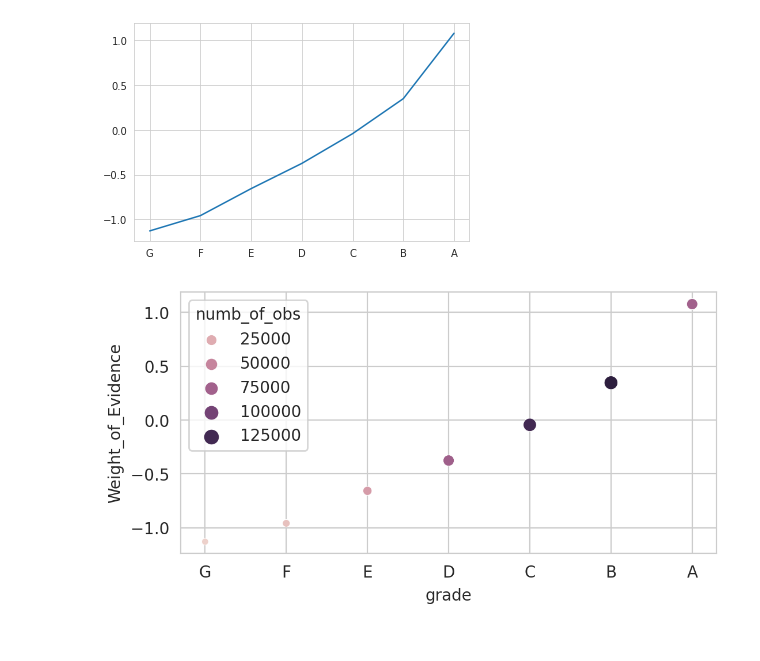
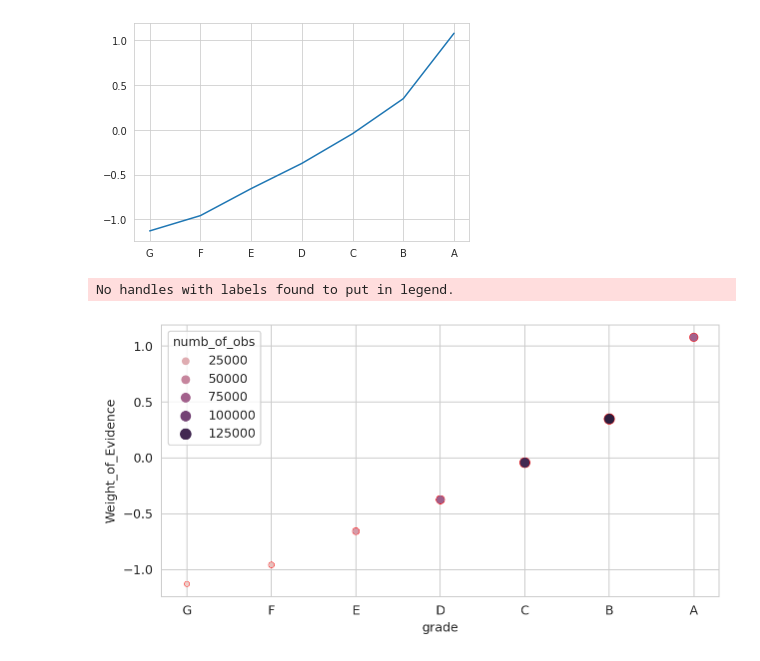
Before and after one commit to EmilSeyfullayev/Credit_Risk_Modeling_in_Python, a Jupyter notebook: General_processing.ipynb, the cells around one changed output. Saved outputs shown, nothing was run; the diff lists cells and outputs as text; code cells hidden in the pictures.

```diff
--- a/General_processing.ipynb
+++ b/General_processing.ipynb
@@ -723,24 +687,32 @@ plt.plot(grade_df['grade'], grade_df['Weight_of_Evidence'])
 [<matplotlib.lines.Line2D at 0x...>]
 [figure]
 # %%
-def vis_WoE(table, x_axis_variable_name, y_axis = 'Weight_of_Evidence', numb_of_obs = 'numb_of_obs'):
-  x = table[x_axis_variable_name]
-  y = table[y_axis]
-  numb_of_obs = table[numb_of_obs]
+def vis_WoE(table, rotation=0):
+  variable_name = table.columns.values[0]
+  x = table[variable_name]
+  y = table['Weight_of_Evidence']
+  numb_of_obs = table['numb_of_obs']
 
   # g = sns.FacetGrid(table)
-  # g.map(sns.scatterplot(x, y))
-  # g.map(plt.lineplot(x, y))
-  plt.figure(figsize=(6,3), dpi=200)
+  # g.map(sns.scatterplot(variable_name, y))
+  # g.map(plt.lineplot(variable_name, y))
+  plt.figure(figsize=(8,4), dpi=180)
+  plt.xticks(rotation=rotation)
+  plt.legend(markerscale = 10)
   sns.scatterplot(x = x, y = y,
+                  # data = table,
                # marker = 'o',
                # linestyle='--',
                size = numb_of_obs,
-               hue = numb_of_obs
+               # s = 100,
+               hue = numb_of_obs,
+               # palette = 'Blues',
+               edgecolor = 'red'
            )
 # %%
-vis_WoE(grade_df, 'grade')
+vis_WoE(grade_df)
 # We will keep all variables as separate categories, there is no need to group them
 # other vars will be in need of grouping
 # %% [output]
+No handles with labels found to put in legend.
-[figure, old version]
+[figure, new version]
```
Also changed, not shown: parts of 6 cells of this notebook.
